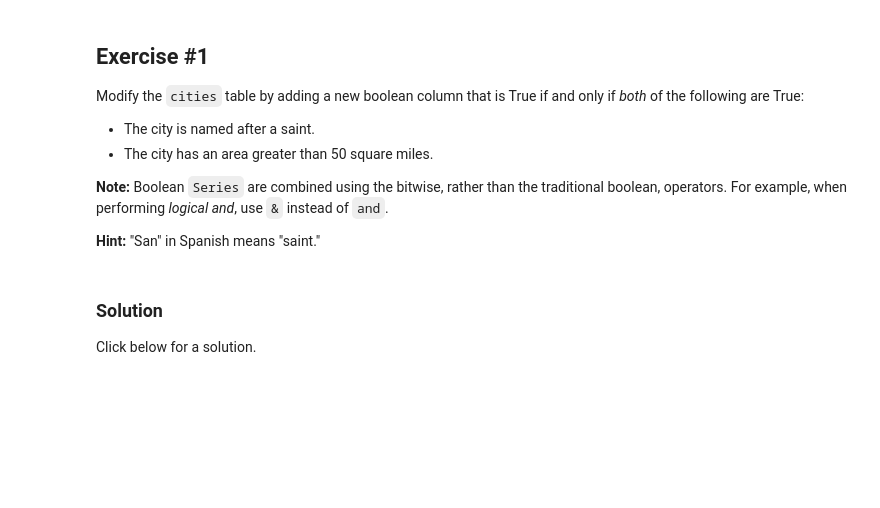
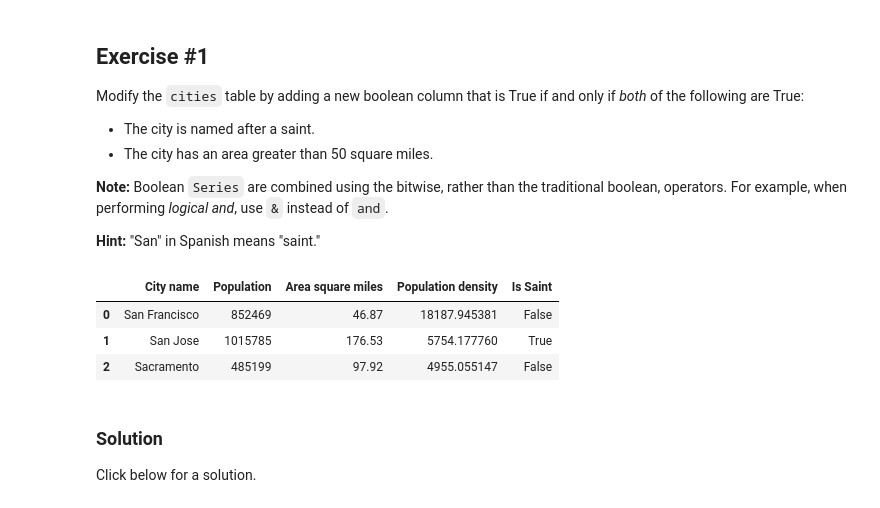
Before and after one commit to shweta-aiml/CourseraTensorFlow, a Jupyter notebook: intro_to_pandas.ipynb, the cells around one changed output. Saved outputs shown, nothing was run; the diff lists cells and outputs as text; code cells hidden in the pictures; blank space fills up the shorter version.

```diff
--- a/intro_to_pandas.ipynb
+++ b/intro_to_pandas.ipynb
@@ -188,9 +188,15 @@ Modify the `cities` table by adding a new boolean column that is True if and onl
 **Note:** Boolean `Series` are combined using the bitwise, rather than the traditional boolean, operators. For example, when performing *logical and*, use `&` instead of `and`.
 
 **Hint:** "San" in Spanish means "saint."
-# %%
-# Your code here
-cities['saint'] = pd.
+# %%
+# Your code here
+cities['Is Saint'] = (cities['Area square miles'] > 50) & cities['City name'].apply(lambda name:name.startswith('San'))
+cities
+# %% [output]
+|  | City name | Population | Area square miles | Population density | Is Saint |
+| 0 | San Francisco | 852469 | 46.87 | 18187.945381 | False |
+| 1 | San Jose | 1015785 | 176.53 | 5754.177760 | True |
+| 2 | Sacramento | 485199 | 97.92 | 4955.055147 | False |
 # %% [markdown]
 ### Solution
 
```
Also changed, not shown: parts of 6 cells of this notebook.
